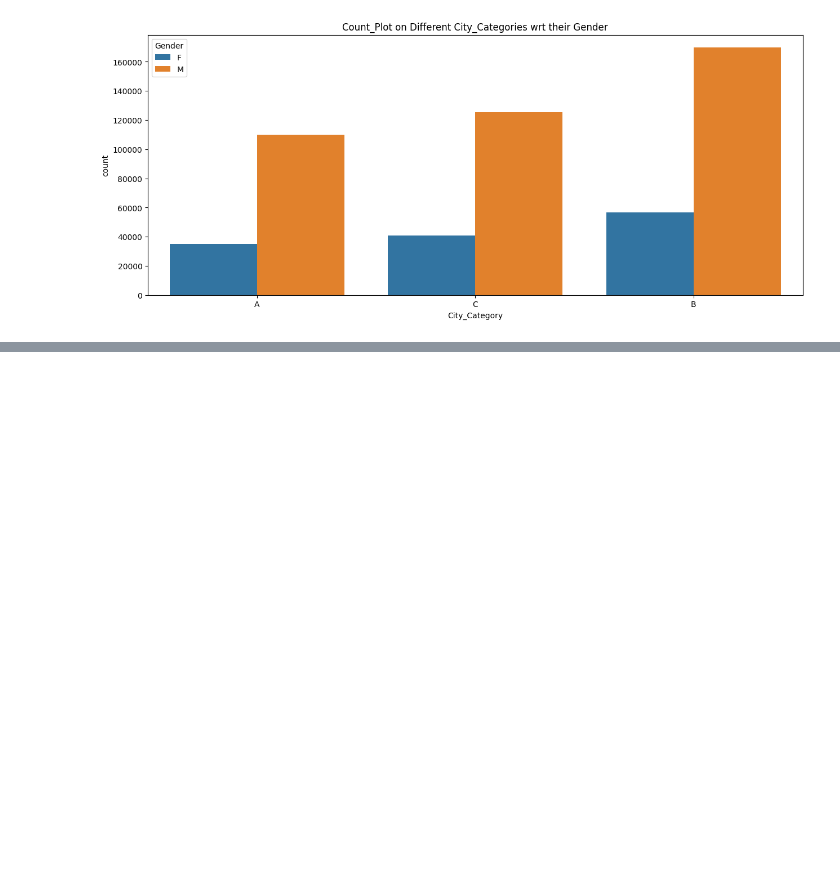
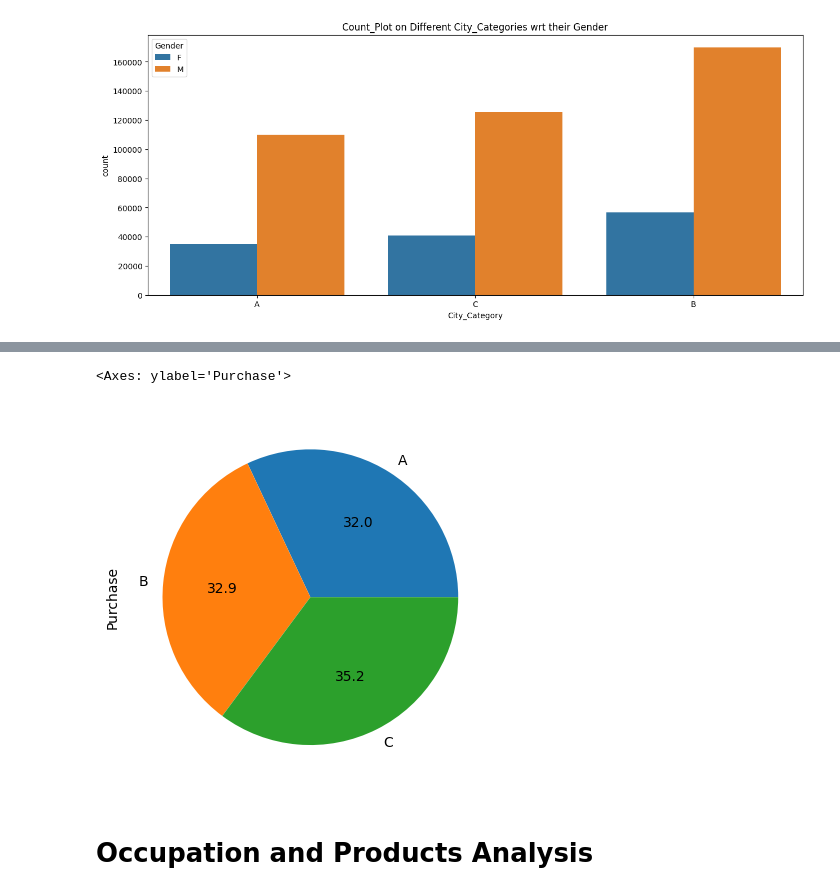
Before and after one commit to vishwajeet02/Projects, a Jupyter notebook: EDA/Black_Friday_Sales/File_Analysis.ipynb, the cells around one changed output, grey strips where cells are left out. Drawn from its saved outputs; the diff is of its cells as text; code cells hidden in the pictures; blank space fills up the shorter version.

Commit message:
Working on Occupation analysis

```diff
--- a/EDA/Black_Friday_Sales/File_Analysis.ipynb
+++ b/EDA/Black_Friday_Sales/File_Analysis.ipynb
@@ -431,0 +437,7 @@ plt.show()
+# %%
+df.groupby('City_Category')['Purchase'].mean().plot(kind = 'pie', autopct = "%0.1f")
+# %% [output]
+<Axes: ylabel='Purchase'>
+[figure, added]
+# %% [markdown]
+# Occupation and Products Analysis
```
Also changed, not shown: parts of 16 cells of this notebook.
